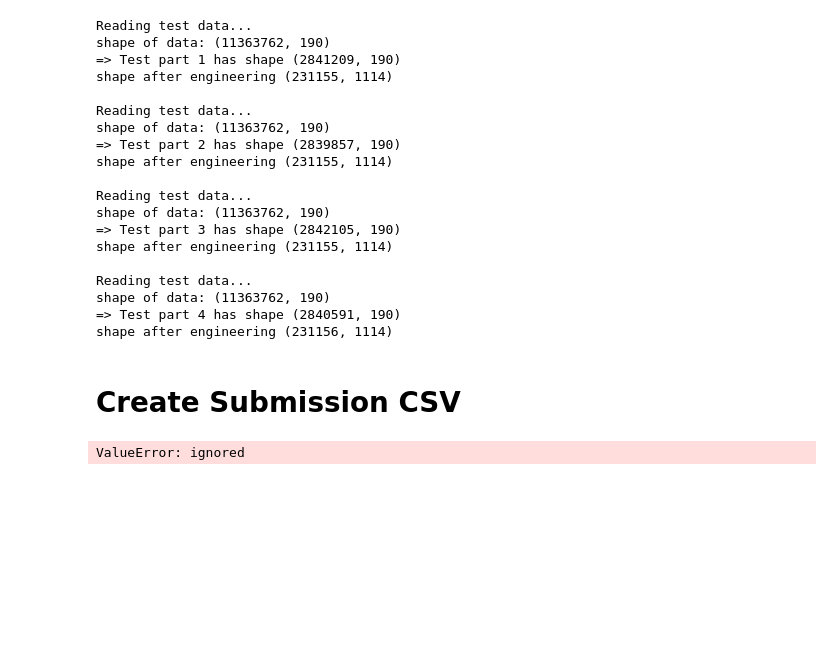
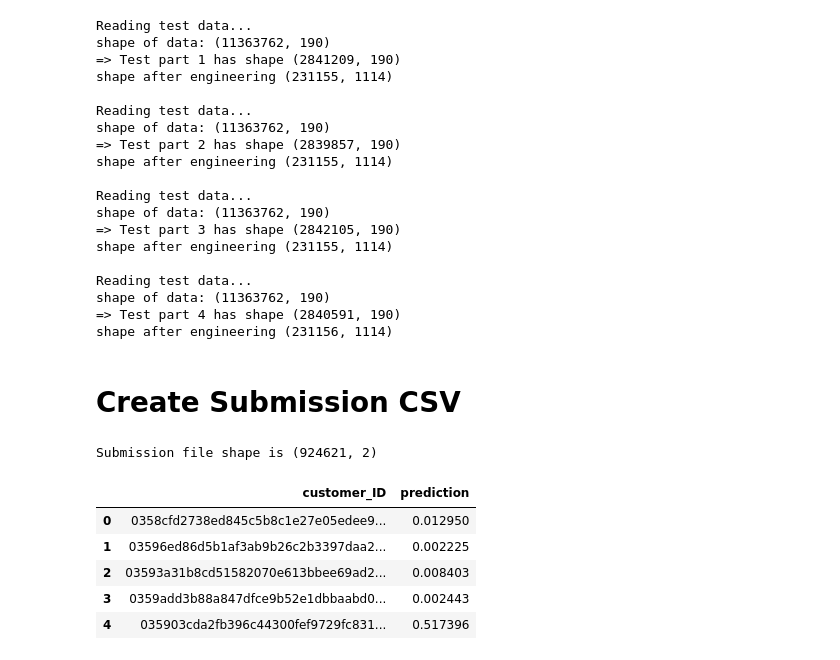
Before and after one commit to pyagoubi/Credit-Default-Prediction, a Jupyter notebook: Amex_XGBoost_Baseline.ipynb, the cells around one changed output. Saved outputs shown, nothing was run; the diff lists cells and outputs as text; code cells hidden in the pictures; blank space fills up the shorter version.

```diff
--- a/Amex_XGBoost_Baseline.ipynb
+++ b/Amex_XGBoost_Baseline.ipynb
@@ -394,17 +376,17 @@ OVERALL CV Kaggle Metric = 0.7935671839460468
 # %%
-#train model again with full set
+# #train model again with full set
 
-Xy_train = IterLoadForDMatrix(train, FEATURES, 'target')
-dtrain = xgb.DeviceQuantileDMatrix(Xy_train, max_bin=256)
-# TRAIN MODEL
-model = xgb.train(xgb_parms,
-                dtrain=dtrain,
-                evals=[(dtrain,'train'),(dtrain,'train')],
-                num_boost_round=1200,
-                early_stopping_rounds=100,
-                verbose_eval=100
-                )
-model.save_model(f'XGB_full.xgb')
+# Xy_train = IterLoadForDMatrix(train, FEATURES, 'target')
+# dtrain = xgb.DeviceQuantileDMatrix(Xy_train, max_bin=256)
+# # TRAIN MODEL
+# model = xgb.train(xgb_parms,
+#                 dtrain=dtrain,
+#                 evals=[(dtrain,'train'),(dtrain,'train')],
+#                 num_boost_round=1200,
+#                 early_stopping_rounds=100,
+#                 verbose_eval=100
+#                 )
+# model.save_model(f'XGB_full.xgb')
 # %%
 # CLEAN RAM
 del train
@@ -526,11 +510,11 @@ for k in range(NUM_PARTS):
 
     # INFER XGB MODELS ON TEST DATA
     model = xgb.Booster()
-    model.load_model(f'XGB_v{VER}_fold0.xgb')
+    model.load_model(f'/content/drive/My Drive/Amex/parquet/XGB Baseline/XGB_v{VER}_fold0.xgb')
     #model.load_model('XGB_full.xgb')
     preds = model.predict(dtest)
     for f in range(1,FOLDS):
-        model.load_model(f'XGB_v{VER}_fold{f}.xgb')
+        model.load_model(f'/content/drive/My Drive/Amex/parquet/XGB Baseline/XGB_v{VER}_fold{f}.xgb')
         #model.load_model(f'XGB_full.xgb')
         preds += model.predict(dtest)
     preds /= FOLDS
@@ -564,18 +548,24 @@ shape after engineering (231156, 1114)
 # %%
 # WRITE SUBMISSION FILE
 test_preds = np.concatenate(test_preds)
 test = cudf.DataFrame(index=customers,data={'prediction':test_preds})
 sub = cudf.read_csv('sample_submission.csv')[['customer_ID']]
 sub['customer_ID_hash'] = sub['customer_ID'].str[-16:].str.hex_to_int().astype('int64')
 sub = sub.set_index('customer_ID_hash')
 sub = sub.merge(test[['prediction']], left_index=True, right_index=True, how='left')
 sub = sub.reset_index(drop=True)
 
 # DISPLAY PREDICTIONS
-os.chdir('/content/drive/MyDrive/Amex/parquet/XGB Baseline/')
-sub.to_csv(f'submission_xgb_v{VER}.csv',index=False)
+#os.chdir('/content/drive/MyDrive/Amex/parquet/XGB Baseline/')
+sub.to_csv(f'/content/drive/My Drive/Amex/parquet/XGB Baseline/submission_xgb_v{VER}.csv',index=False)
 print('Submission file shape is', sub.shape )
 sub.head()
 # %% [output]
-ValueError: ignored
+Submission file shape is (924621, 2)
+|  | customer_ID | prediction |
+| 0 | 0358cfd2738ed845c5b8c1e27e05edee9... | 0.012950 |
+| 1 | 03596ed86d5b1af3ab9b26c2b3397daa2... | 0.002225 |
+| 2 | 03593a31b8cd51582070e613bbee69ad2... | 0.008403 |
+| 3 | 0359add3b88a847dfce9b52e1dbbaabd0... | 0.002443 |
+| 4 | 035903cda2fb396c44300fef9729fc831... | 0.517396 |
 # %%
```
Also changed, not shown: parts of 4 cells of this notebook.
